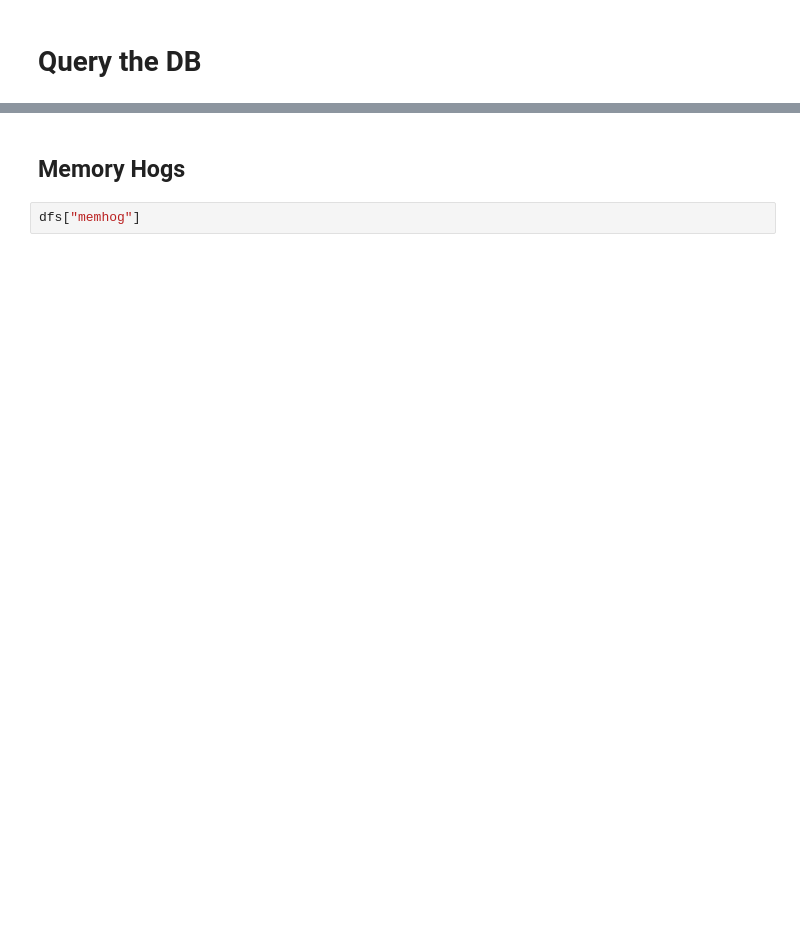
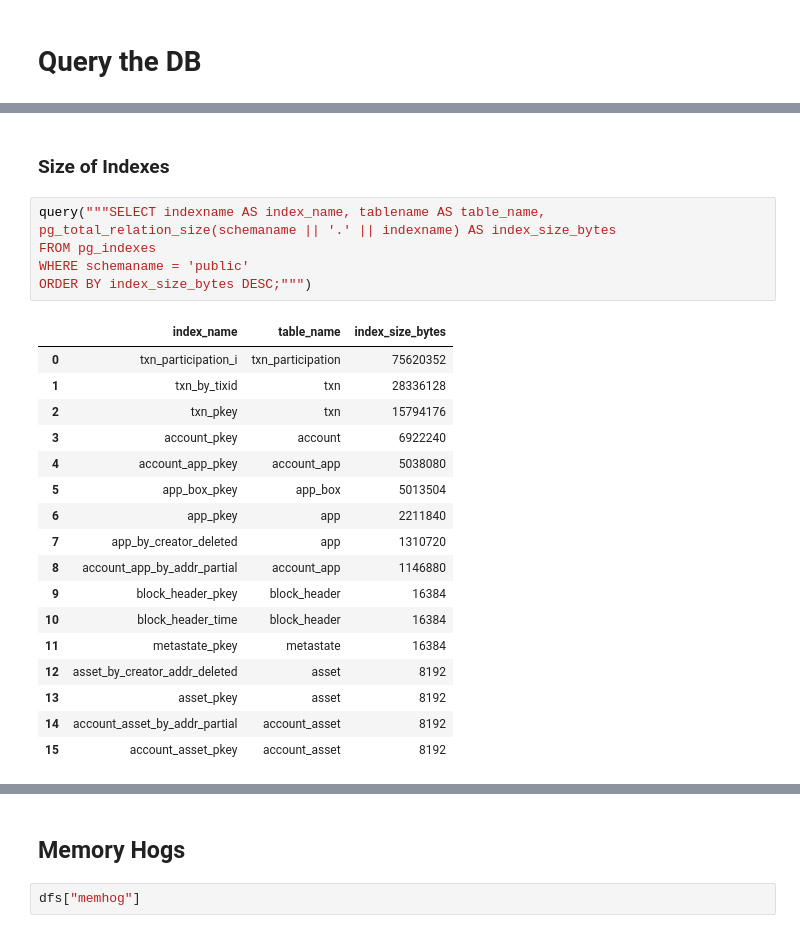
Before and after one commit to tzaffi/conduit, a Jupyter notebook: performance/pg_stats.ipynb, the cells around one changed output, grey strips where cells are left out. Cells and saved outputs as stored; diff of their text form; blank space fills up the shorter version.

```diff
--- a/performance/pg_stats.ipynb
+++ b/performance/pg_stats.ipynb
@@ -114,0 +174,25 @@ dfs = get_stats()
+# %% [markdown]
+### Size of Indexes
+# %%
+query("""SELECT indexname AS index_name, tablename AS table_name, pg_total_relation_size(schemaname || '.' || indexname) AS index_size_bytes
+FROM pg_indexes
+WHERE schemaname = 'public'
+ORDER BY index_size_bytes DESC;""")
+# %% [output]
+|  | index_name | table_name | index_size_bytes |
+| 0 | txn_participation_i | txn_participation | 75620352 |
+| 1 | txn_by_tixid | txn | 28336128 |
+| 2 | txn_pkey | txn | 15794176 |
+| 3 | account_pkey | account | 6922240 |
+| 4 | account_app_pkey | account_app | 5038080 |
+| 5 | app_box_pkey | app_box | 5013504 |
+| 6 | app_pkey | app | 2211840 |
+| 7 | app_by_creator_deleted | app | 1310720 |
+| 8 | account_app_by_addr_partial | account_app | 1146880 |
+| 9 | block_header_pkey | block_header | 16384 |
+| 10 | block_header_time | block_header | 16384 |
+| 11 | metastate_pkey | metastate | 16384 |
+| 12 | asset_by_creator_addr_deleted | asset | 8192 |
+| 13 | asset_pkey | asset | 8192 |
+| 14 | account_asset_by_addr_partial | account_asset | 8192 |
+| 15 | account_asset_pkey | account_asset | 8192 |
```
Also changed, not shown: parts of 18 cells of this notebook, 1 other file.
